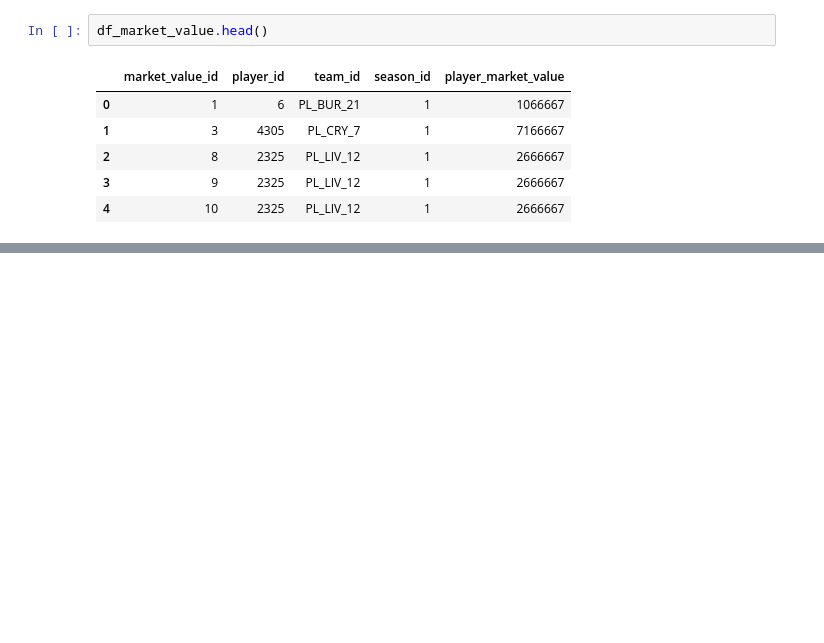
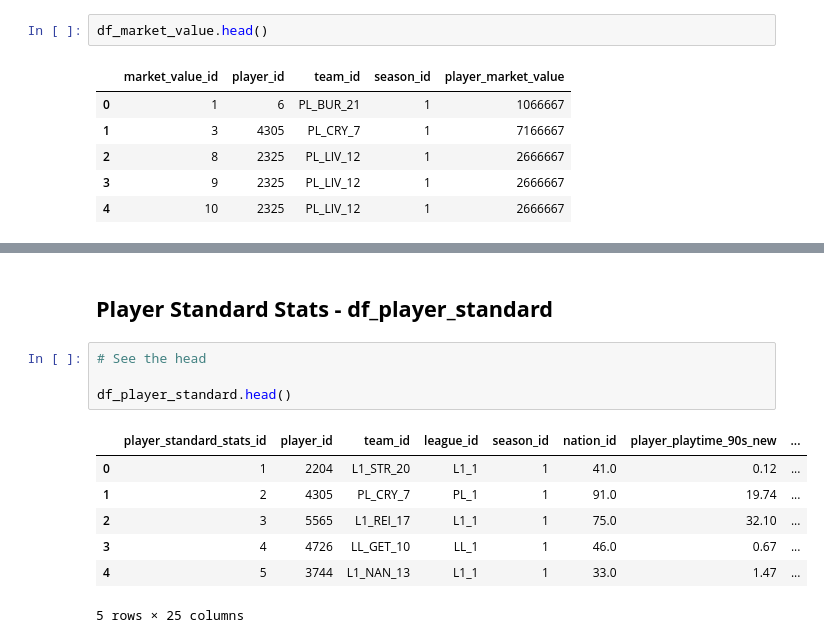
Before and after one commit to sanyi1998/Sandor_Varsanyi_CAPB352_BDA_Project_2025, a Jupyter notebook: Sandor_Varsanyi_CAPB352_final_project.ipynb, the cells around one changed output, grey strips where cells are left out. Cells and saved outputs as stored; diff of their text form; blank space fills up the shorter version.

```diff
--- a/Sandor_Varsanyi_CAPB352_final_project.ipynb
+++ b/Sandor_Varsanyi_CAPB352_final_project.ipynb
@@ -597,0 +650,14 @@ df_market_value.head()
+# %% [markdown]
+## **Player Standard Stats - df_player_standard**
+# %%
+# See the head
+
+df_player_standard.head()
+# %% [output]
+|  | player_standard_stats_id | player_id | team_id | league_id | season_id | nation_id | player_playtime_90s_new | ... |
+| 0 | 1 | 2204 | L1_STR_20 | L1_1 | 1 | 41.0 | 0.12 | ... |
+| 1 | 2 | 4305 | PL_CRY_7 | PL_1 | 1 | 91.0 | 19.74 | ... |
+| 2 | 3 | 5565 | L1_REI_17 | L1_1 | 1 | 75.0 | 32.10 | ... |
+| 3 | 4 | 4726 | LL_GET_10 | LL_1 | 1 | 46.0 | 0.67 | ... |
+| 4 | 5 | 3744 | L1_NAN_13 | L1_1 | 1 | 33.0 | 1.47 | ... |
+5 rows × 25 columns
```
Also changed, not shown: parts of 20 cells of this notebook.
